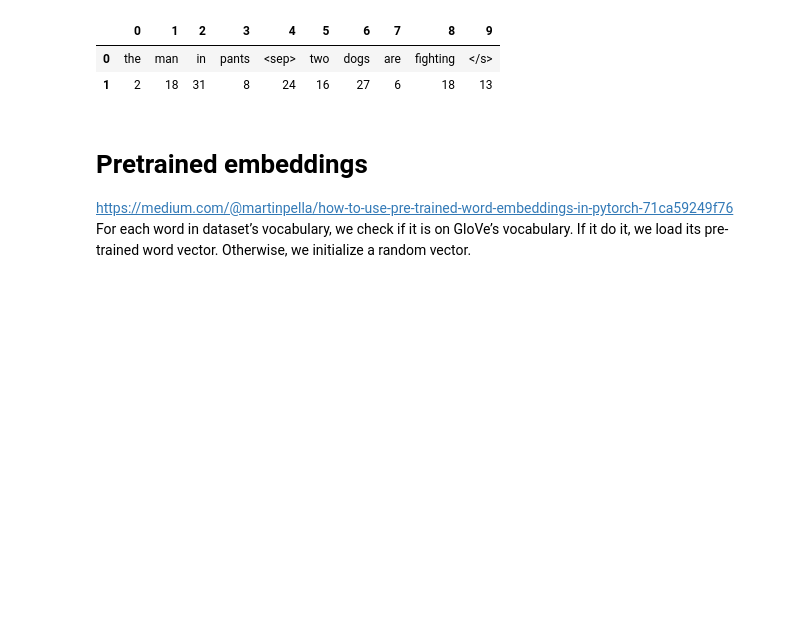
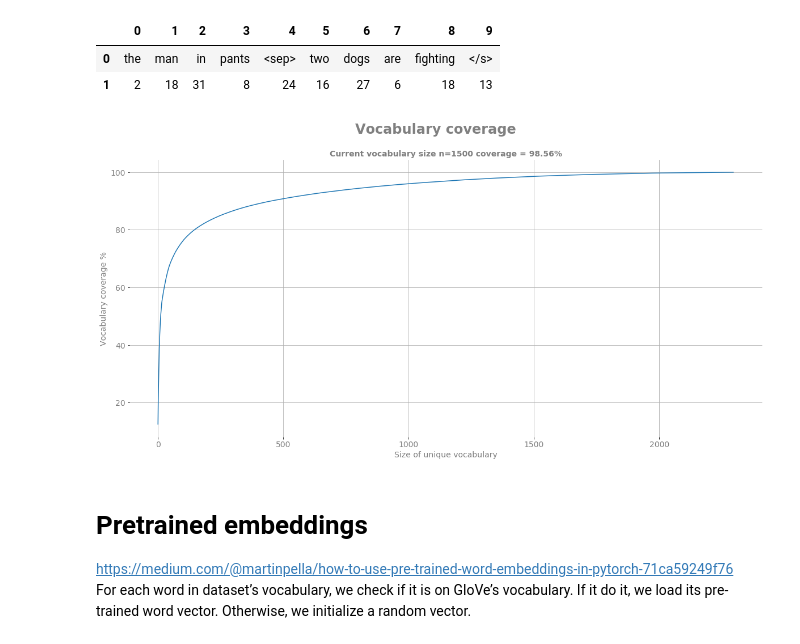
Before and after one commit to pchampio/sentence-entailment, a Jupyter notebook: baseline.ipynb, the cells around one changed output. Saved outputs shown, nothing was run; the diff lists cells and outputs as text; code cells hidden in the pictures; blank space fills up the shorter version.

```diff
--- a/baseline.ipynb
+++ b/baseline.ipynb
@@ -144,6 +209,10 @@ pd.DataFrame(list(zip(sick_dataset_train.getRef(6)[-10:], sick_dataset_train[2][
 |  | 0 | 1 | 2 | 3 | 4 | 5 | 6 | 7 | 8 | 9 |
 | 0 | the | man | in | pants | <sep> | two | dogs | are | fighting | </s> |
 | 1 | 2 | 18 | 31 | 8 | 24 | 16 | 27 | 6 | 18 | 13 |
+# %%
+sick_dataset_train.plotVocabularyCoverage()
+# %% [output]
+[figure, added]
 # %% [markdown]
 # Pretrained embeddings
 https://medium.com/@martinpella/how-to-use-pre-trained-word-embeddings-in-pytorch-71ca59249f76
```
Also changed, not shown: parts of 6 cells of this notebook.
